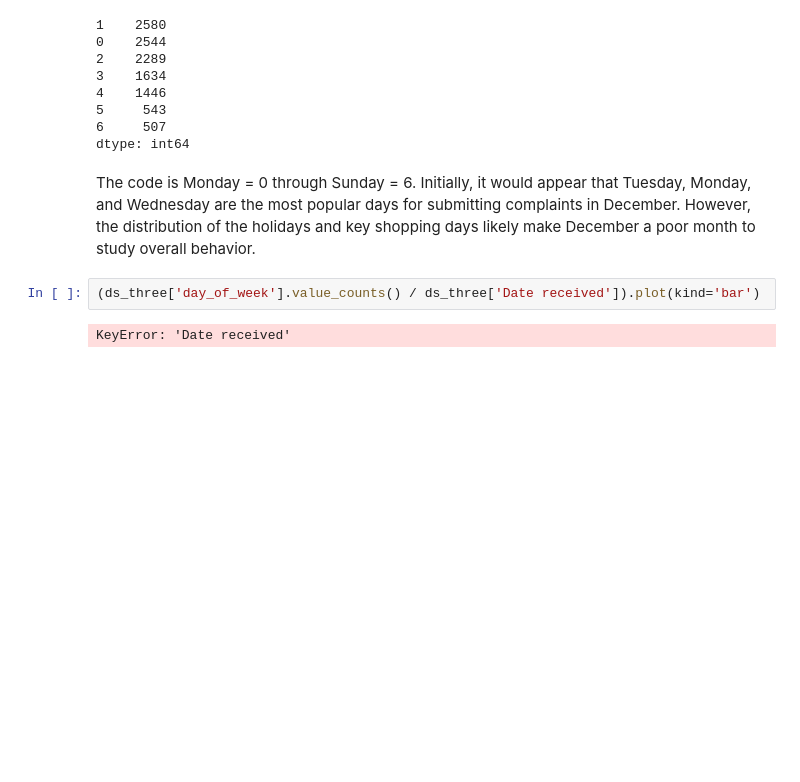
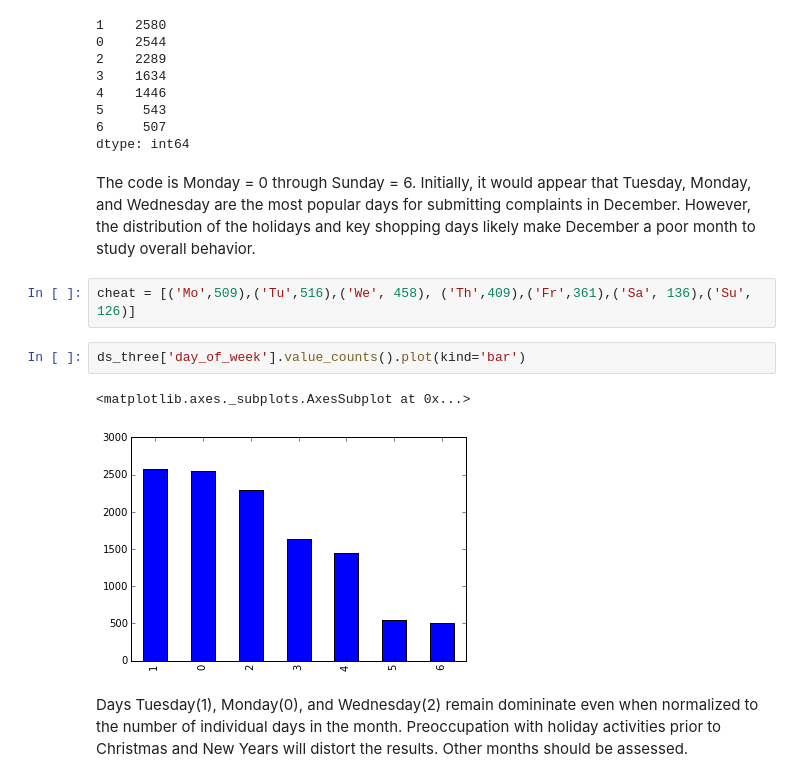
Before and after one commit to BobAmand/consumer-complaints, a Jupyter notebook: consumer_complaints.ipynb, the cells around one changed output. Cells and saved outputs as stored; diff of their text form; blank space fills up the shorter version.

```diff
--- a/consumer_complaints.ipynb
+++ b/consumer_complaints.ipynb
@@ -253,7 +261,12 @@ ds_three['day_of_week'].value_counts()
 dtype: int64
 # %% [markdown]
 The code is Monday = 0 through Sunday = 6.  Initially, it would appear that Tuesday, Monday, and Wednesday are the most popular days for submitting complaints in December.  However, the distribution of the holidays and key shopping days likely make December a poor month to study overall behavior.
+# %%
+cheat = [('Mo',509),('Tu',516),('We', 458), ('Th',409),('Fr',361),('Sa', 136),('Su', 126)]
 # %%
-(ds_three['day_of_week'].value_counts() / ds_three['Date received']).plot(kind='bar')
+ds_three['day_of_week'].value_counts().plot(kind='bar')
 # %% [output]
-KeyError: 'Date received'
+<matplotlib.axes._subplots.AxesSubplot at 0x...>
+[figure, added]
+# %% [markdown]
+Days Tuesday(1), Monday(0), and Wednesday(2) remain domininate even when normalized to the number of individual days in the month.  Preoccupation with holiday activities prior to Christmas and New Years will distort the results.  Other months should be assessed.
```
Also changed, not shown: parts of 5 cells of this notebook, 1 other file.
